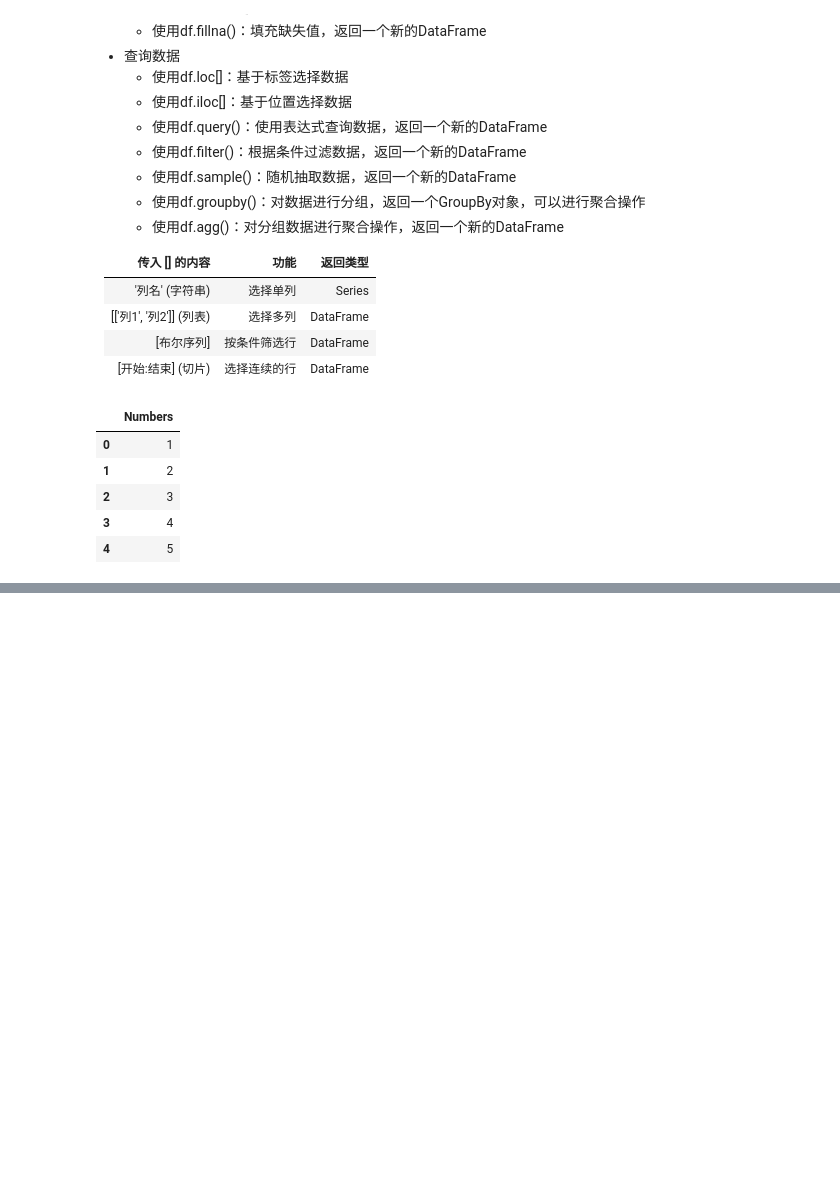
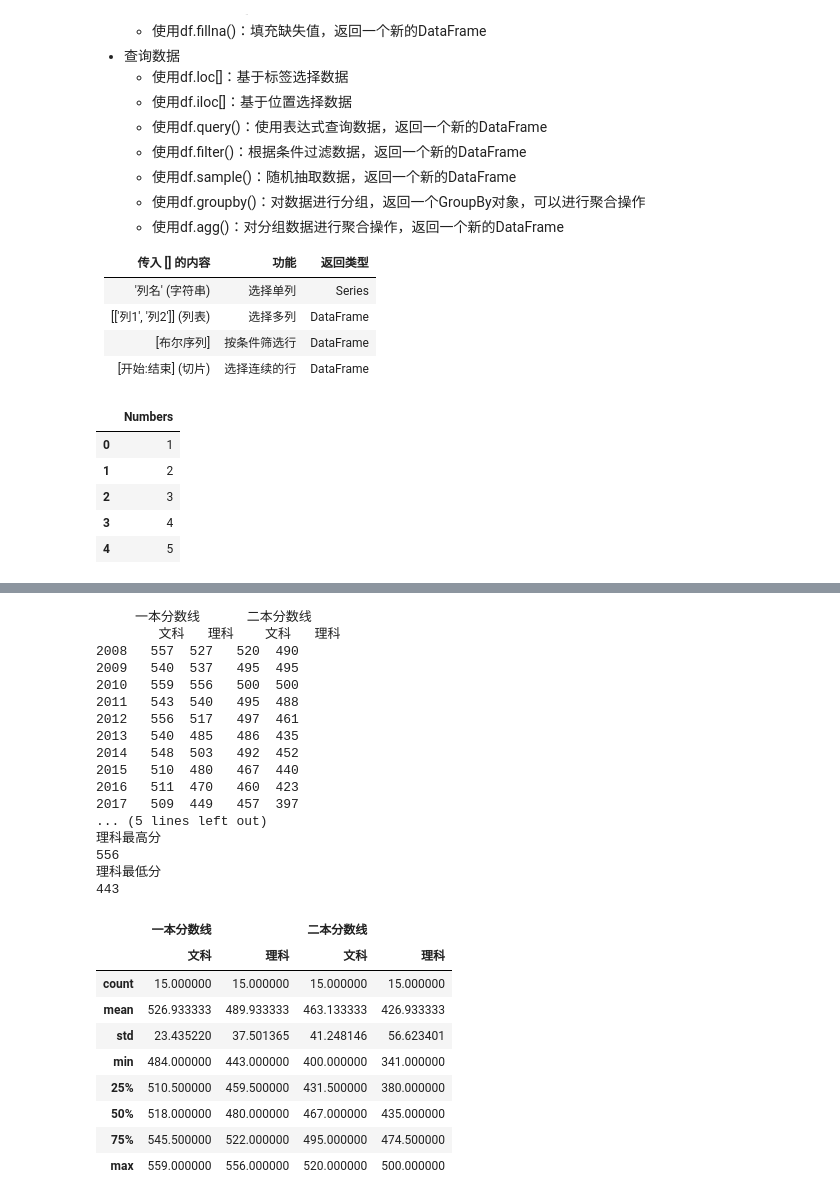
Before and after one commit to SongYangcheng/coding, a Jupyter notebook: pandasAndNumpy.ipynb, the cells around one changed output, grey strips where cells are left out. Cells and saved outputs as stored; diff of their text form; code cells hidden in the pictures; blank space fills up the shorter version.

```diff
--- a/pandasAndNumpy.ipynb
+++ b/pandasAndNumpy.ipynb
@@ -2475,0 +2891,40 @@ s_df
+# %%
+import pandas as pd
+import numpy as np
+
+df = pd.read_excel('data/scores.xlsx', header=[0, 1], index_col=0) #0,1表示是由于表格有多层需要header指定标题
+df.head()
+print(df.sort_index())
+print("理科最高分")
+print(df["一本分数线",'理科'].max())
+print("理科最低分")
+print(df["一本分数线",'理科'].min())
+df.describe()
+# %% [output]
+     一本分数线      二本分数线
+        文科   理科    文科   理科
+2008   557  527   520  490
+2009   540  537   495  495
+2010   559  556   500  500
+2011   543  540   495  488
+2012   556  517   497  461
+2013   540  485   486  435
+2014   548  503   492  452
+2015   510  480   467  440
+2016   511  470   460  423
+2017   509  449   457  397
+... (5 lines left out)
+理科最高分
+556
+理科最低分
+443
+|  | 一本分数线 |  | 二本分数线 |  |
+|  | 文科 | 理科 | 文科 | 理科 |
+| count | 15.000000 | 15.000000 | 15.000000 | 15.000000 |
+| mean | 526.933333 | 489.933333 | 463.133333 | 426.933333 |
+| std | 23.435220 | 37.501365 | 41.248146 | 56.623401 |
+| min | 484.000000 | 443.000000 | 400.000000 | 341.000000 |
+| 25% | 510.500000 | 459.500000 | 431.500000 | 380.000000 |
+| 50% | 518.000000 | 480.000000 | 467.000000 | 435.000000 |
+| 75% | 545.500000 | 522.000000 | 495.000000 | 474.500000 |
+| max | 559.000000 | 556.000000 | 520.000000 | 500.000000 |
```
Also changed, not shown: parts of 24 cells of this notebook, 8 other files.
